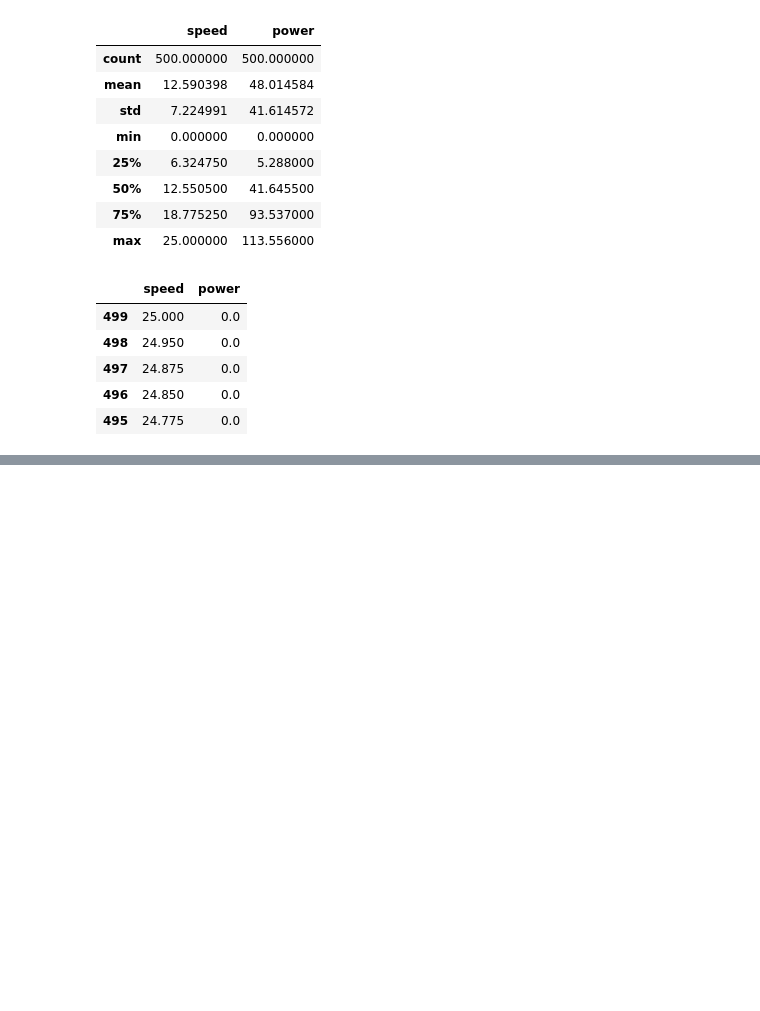
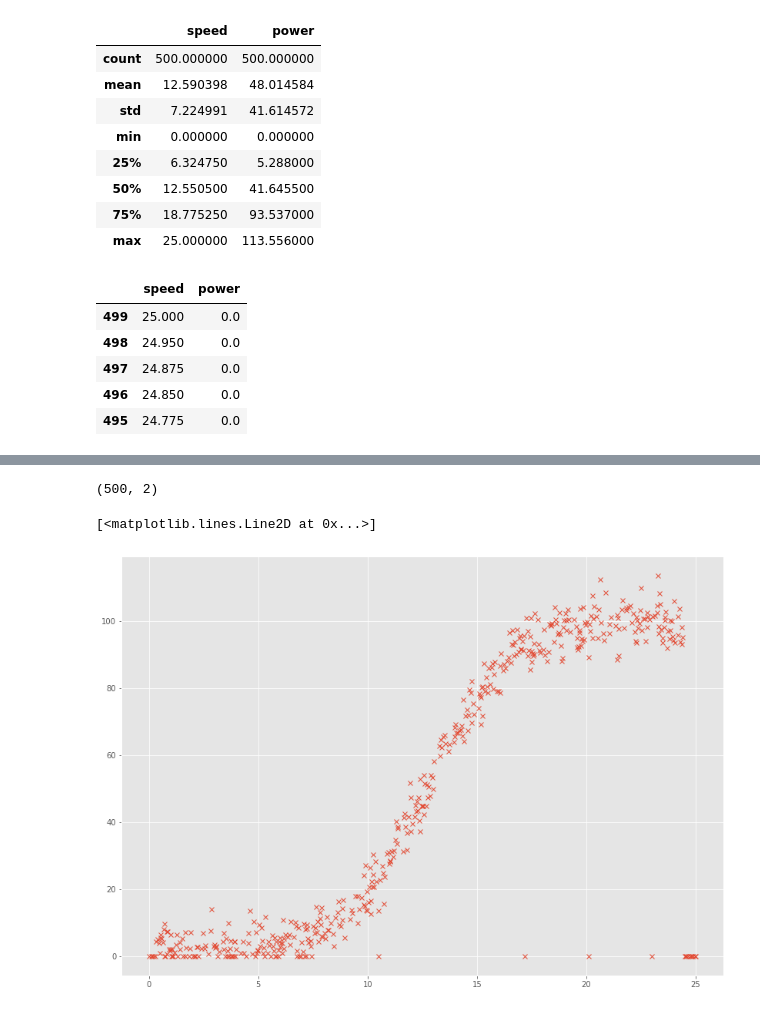
Before and after one commit to angela1C/MLASProject, a Jupyter notebook: speed_power.ipynb, the cells around one changed output, grey strips where cells are left out. Saved outputs shown, nothing was run; the diff lists cells and outputs as text; code cells hidden in the pictures; blank space fills up the shorter version.

```diff
--- a/speed_power.ipynb
+++ b/speed_power.ipynb
@@ -471,0 +518,8 @@ df.sort_values(by='speed', ascending=False).head()
+# %%
+# save link to data and reference the link
+csv_url = 'https://raw.githubusercontent.com/ianmcloughlin/2020A-machstat-project/master/dataset/powerproduction.csv'
+# read the csv data into a pandas dataframe
+df = pd.read_csv(csv_url)
+df
+# write the dataframe to csv
+df.to_csv('df.csv')
@@ -471,0 +542,25 @@ df.sort_values(by='speed', ascending=False).head()
+# %%
+x1 = np.array(df.speed)
+x2 = np.array(df.power)
+# %%
+X =  np.vstack([x1, x2]).T
+X.size
+# 1000
+X.shape
+# (500, 2)
+# %% [output]
+(500, 2)
+# %%
+# Plots styles.
+plt.style.use('ggplot')
+
+# Plot size.
+plt.rcParams['figure.figsize'] = (14, 10)
+# %%
+# Plot the data set.
+
+# Plot the data set.
+plt.plot(X[:,0], X[:,1], 'x')
+# %% [output]
+[<matplotlib.lines.Line2D at 0x...>]
+[figure, added]
```
Also changed, not shown: parts of 18 cells of this notebook.
